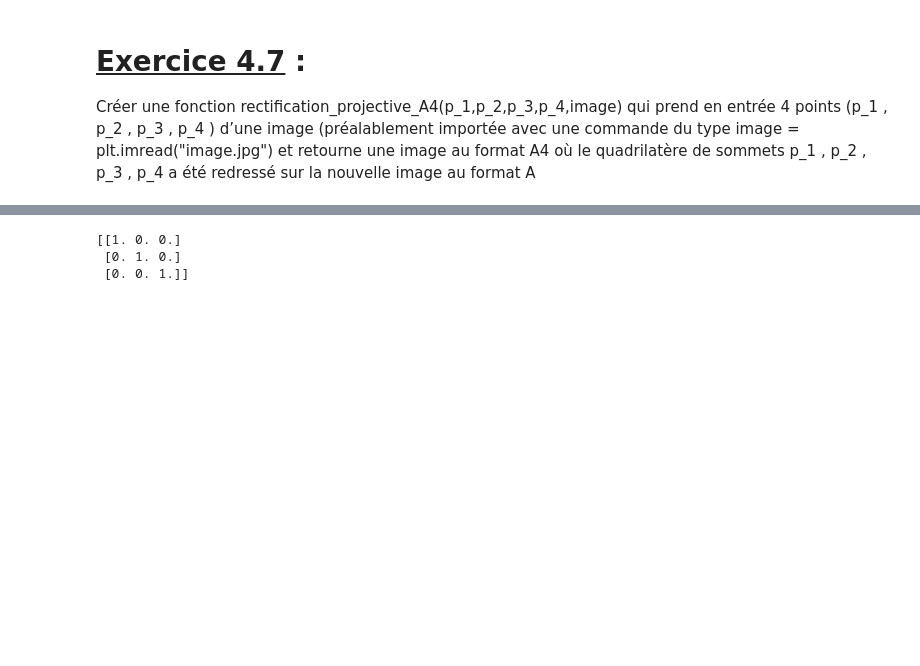
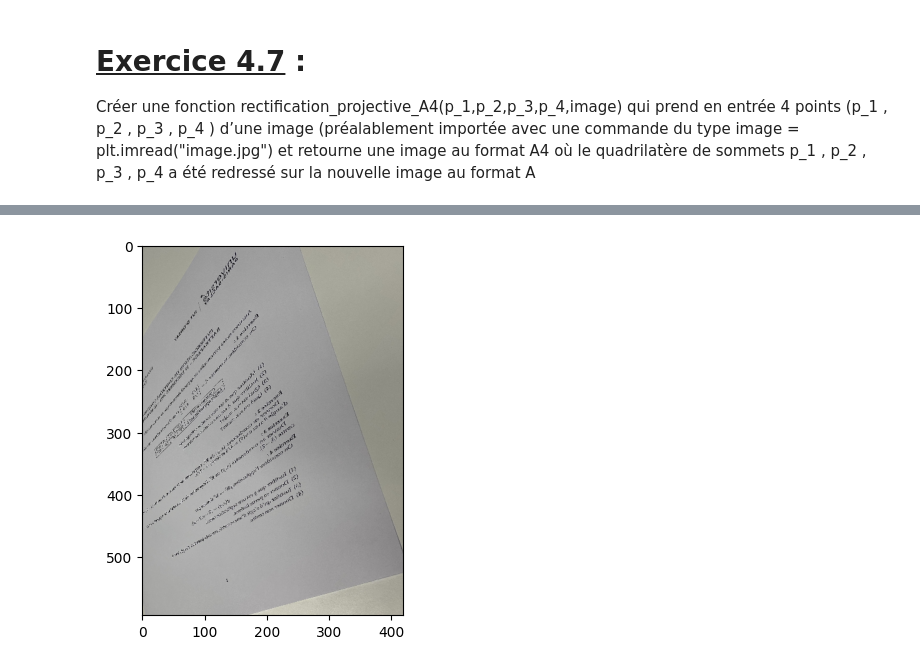
Before and after one commit to LoKiseRaven/Cours, a Jupyter notebook: Maths3D/TP2/TP2.ipynb, the cells around one changed output, grey strips where cells are left out. Drawn from its saved outputs; the diff is of its cells as text; code cells hidden in the pictures; blank space fills up the shorter version.

```diff
--- a/Maths3D/TP2/TP2.ipynb
+++ b/Maths3D/TP2/TP2.ipynb
@@ -96,8 +96,7 @@ Créer une fonction matrice_D(p_1,p_2,p_3,p_4) qui prend en entrée 4 points $p_
 # %%
 def matrice_C(p_1, p_2, p_3, p_4):
-    vec_lambda = np.dot(matrice_B(p_1, p_2, p_3, p_4), point_vecteur(p_4))
-    vec_lambda = np.diag(vec_lambda)
-    return np.dot(matrice_A(p1, p2, p3, p4), vec_lambda)
+    vec_lambda = np.diag(np.dot(matrice_B(p_1, p_2, p_3, p_4), point_vecteur(p_4)))
+    return np.dot(matrice_A(p_1, p_2, p_3, p_4), vec_lambda)
 
 matrice_C(p1, p2, p3, p4)
 # %% [output]
@@ -139,21 +150,24 @@ Créer une fonction rectification_projective_A4(p_1,p_2,p_3,p_4,image) qui prend
 def g(x, y, P):
     vec = np.dot(P, np.array([x, y, 1]))
     return np.array([vec[0]/vec[2], vec[1]/vec[2]])
-# %%
-def rectification_projective_A4(p_1, p_2, p_3, p_4):
-    nouvelle_image=np.zeros((594,420, 3), dtype = np.uint8)
-
-    P = matrice_passage(p_1, p_2, p_3, p_4, [0, 0], [420, 0], [0, 594], [420, 594])
-    p1_prime = g(p_1[0], p_1[1], P)
-    p2_prime = g(p_2[0], p_2[1], P)
-    p3_prime = g(p_3[0], p_3[1], P)
-    p4_prime = g(p_4[0], p_4[1], P)
-
-    print (P)
-
-
-rectification_projective_A4(p1, p2, p3, p4)
-# %% [output]
-[[1. 0. 0.]
- [0. 1. 0.]
- [0. 0. 1.]]
+# %%
+def rectification_projective_A4(p_1, p_2, p_3, p_4, image):
+    nouvelle_image = np.zeros((594, 420, 3), dtype=np.uint8)
+
+    P = matrice_passage(p_1, p_2, p_3, p_4, [0, 0], [0, 593], [419, 0], [419, 593])
+
+    for i in range(594):
+        for j in range(420):
+            x, y = g(j, i, np.linalg.inv(P))
+            if 0 <= x < image.shape[1] and 0 <= y < image.shape[0]:
+                nouvelle_image[i, j] = image[int(y), int(x)]
+
+    return nouvelle_image
+
+
+image = plt.imread("ds.jpg")
+image_rectifie = rectification_projective_A4([539, 37], [2718, 1285], [120, 1428], [1520, 2919], image)
+plt.imshow(image_rectifie)
+plt.show()
+# %% [output]
+[figure, added]
```
Also changed, not shown: parts of 5 cells of this notebook.
